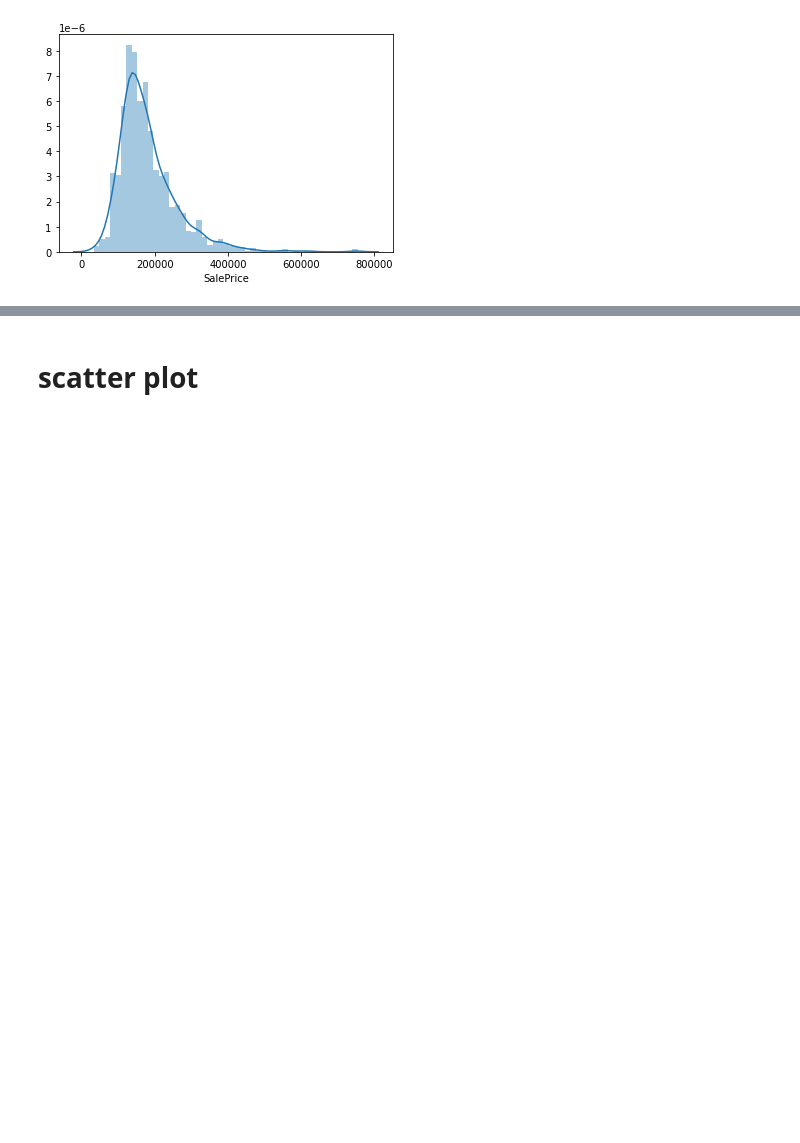
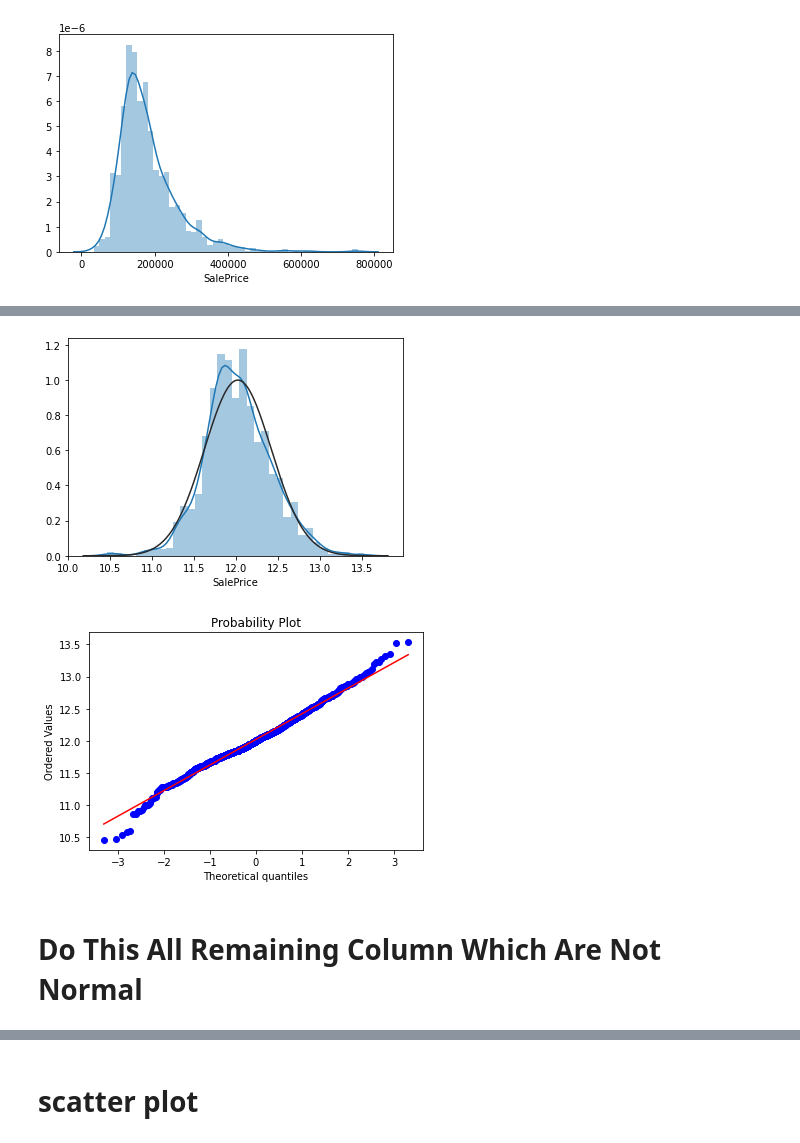
Before and after one commit to shashankdinesh/data_visualization, a Jupyter notebook: Other_Tools_And_Techniques.ipynb, the cells around one changed output, grey strips where cells are left out. Saved outputs shown, nothing was run; the diff lists cells and outputs as text; code cells hidden in the pictures; blank space fills up the shorter version.

```diff
--- a/Other_Tools_And_Techniques.ipynb
+++ b/Other_Tools_And_Techniques.ipynb
@@ -18,0 +47,13 @@ Kurtosis: 6.536282
+# %%
+#applying log transformation
+df_train_house_prices['SalePrice'] = np.log(df_train_house_prices['SalePrice'])
+# %%
+#transformed histogram and normal probability plot
+sns.distplot(df_train_house_prices['SalePrice'], fit=stats.norm);
+fig = plt.figure()
+res = stats.probplot(df_train_house_prices['SalePrice'], plot=plt)
+# %% [output]
+[figure, added]
+[figure, added]
+# %% [markdown]
+# Do This All Remaining Column Which Are Not Normal
```
Also changed, not shown: parts of 13 cells of this notebook.
